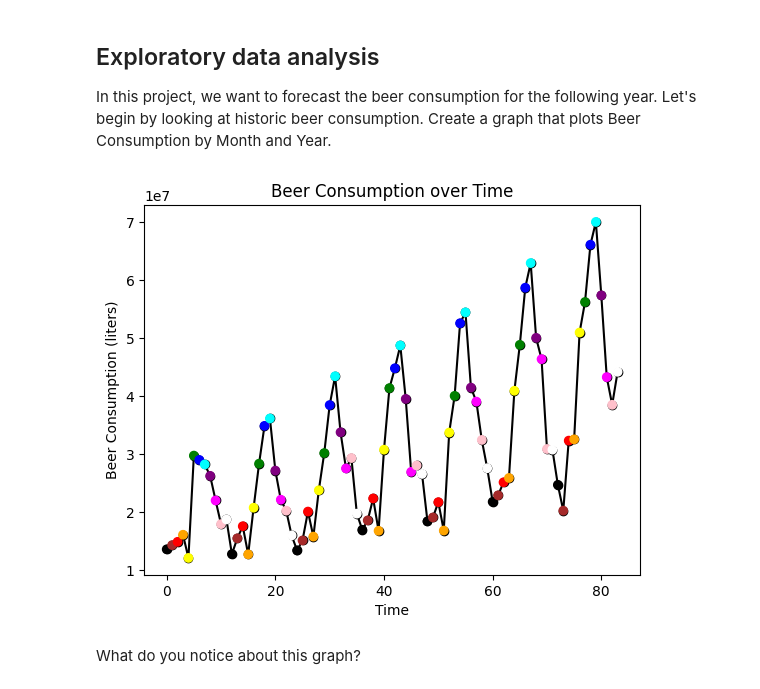
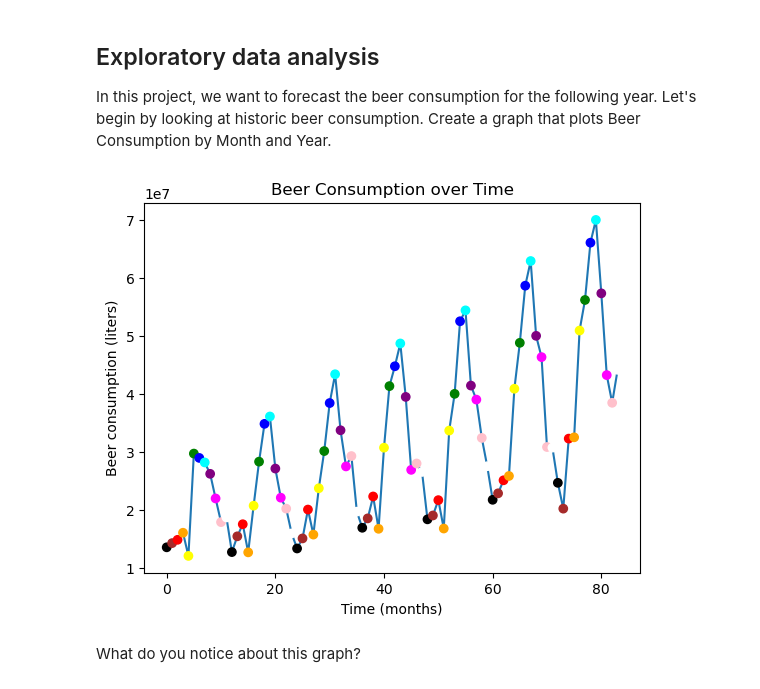
Before and after one commit to usna-or-in-action/project-1-eda, a Jupyter notebook: Project 1 EDA.ipynb, the cells around one changed output. Saved outputs shown, nothing was run; the diff lists cells and outputs as text; code cells hidden in the pictures.

```diff
--- a/Project 1 EDA.ipynb
+++ b/Project 1 EDA.ipynb
@@ -118,20 +103,38 @@ beer_consumption_df.head()
 
 In this project, we want to forecast the beer consumption for the following year. Let's begin by looking at historic beer consumption. Create a graph that plots Beer Consumption by Month and Year.
 # %%
-colormap = np.array(['black', 'brown', 'red', 'orange', 'yellow', 'green', 'blue', 'cyan',  'purple', 'fuchsia', 'pink', 'white'])
+colormap = np.array(
+    [
+        'black', 'brown', 'red', 'orange', 'yellow', 'green',
+        'blue', 'cyan',  'purple', 'fuchsia', 'pink', 'white'
+    ]
+)
+
+months = np.array(
+    [
+        strptime(str(x), '%B').tm_mon - 1
+        for x in demand_price_df['Month']
+    ]
+)
-# %%
-# Solution
-months = np.array([strptime(str(x), '%B').tm_mon - 1 for x in demand_price_df['Month']])
-colormap = np.array(['black', 'brown', 'red', 'orange', 'yellow', 'green', 'blue', 'cyan',  'purple', 'fuchsia', 'pink', 'white'])
-
-plt.plot(demand_price_df.index, demand_price_df['BeerConsumption'], color = 'black', marker = 'o', zorder = 1)
-plt.scatter(demand_price_df.index, demand_price_df['BeerConsumption'], marker = 'o', c = colormap[months], zorder = 2 )
-# plt.ticklabel_format(style = 'plain')
-plt.title('Beer Consumption over Time')
-plt.xlabel('Time')
-plt.ylabel('Beer Consumption (liters)')
-plt.show();
-# %% [output]
-[figure, removed]
+# %%
+plt.plot(
+    demand_price_df.index,
+    demand_price_df['BeerConsumption'],
+    zorder = 1
+)
+
+plt.scatter(
+    demand_price_df.index,
+    demand_price_df['BeerConsumption'],
+    c = colormap[months],
+    zorder = 2
+)
+
+plt.title('Beer Consumption over Time')
+plt.xlabel('Time (months)')
+plt.ylabel('Beer consumption (liters)')
+plt.show();
+# %% [output]
+[figure, added]
 # %% [markdown]
 What do you notice about this graph?
```
Also changed, not shown: parts of 32 cells of this notebook.
